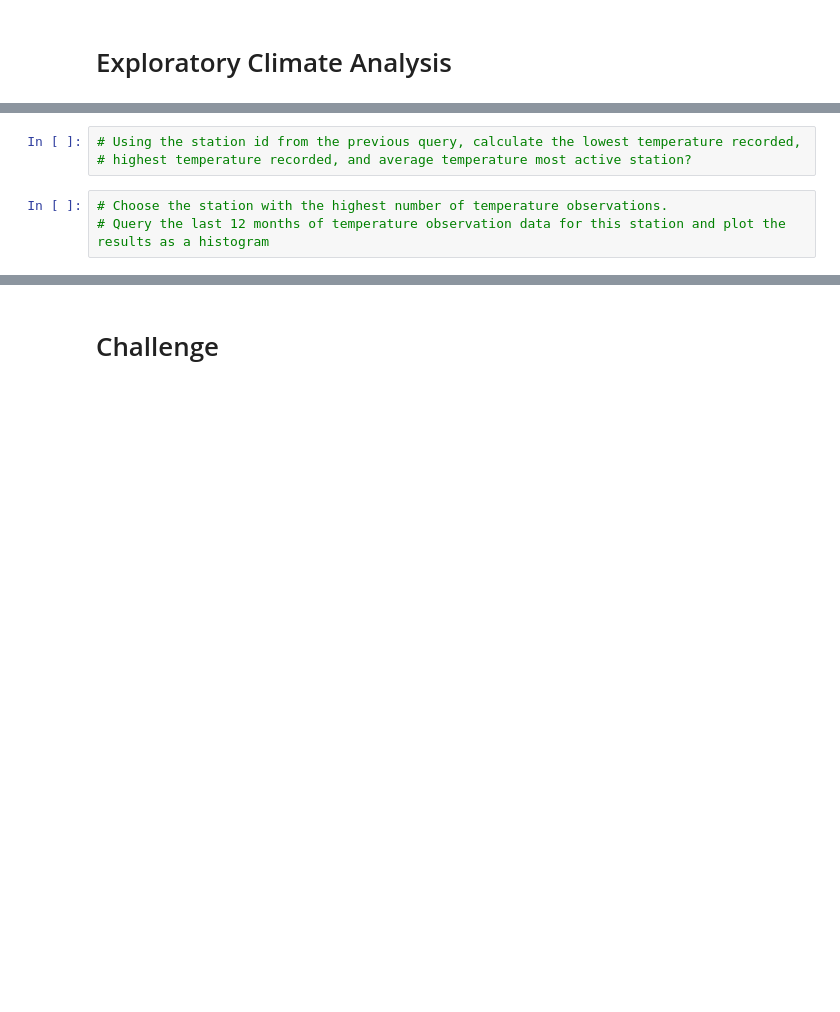
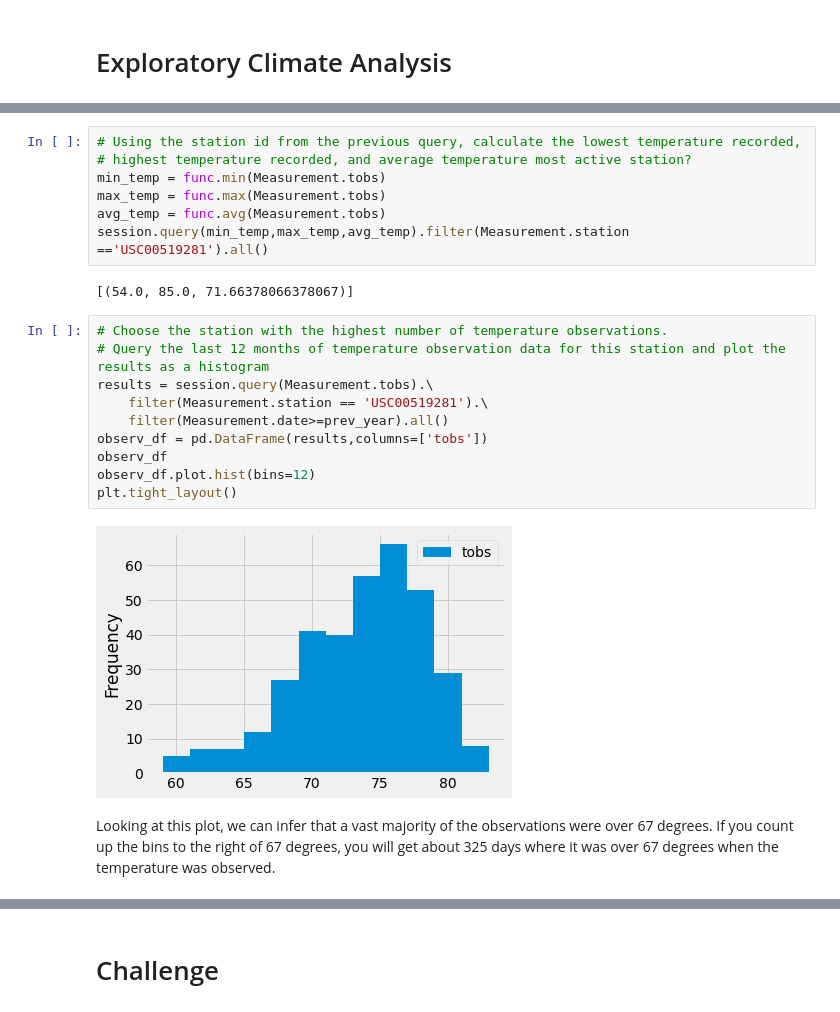
Before and after one commit to lindaperez/9_bk_Surfs-Up, a Jupyter notebook: climate_analysis.ipynb, the cells around one changed output, grey strips where cells are left out. Saved outputs shown, nothing was run; the diff lists cells and outputs as text; blank space fills up the shorter version.

```diff
--- a/climate_analysis.ipynb
+++ b/climate_analysis.ipynb
@@ -60,9 +109,26 @@ session = Session(engine)
 # %%
 # Using the station id from the previous query, calculate the lowest temperature recorded,
 # highest temperature recorded, and average temperature most active station?
+min_temp = func.min(Measurement.tobs)
+max_temp = func.max(Measurement.tobs)
+avg_temp = func.avg(Measurement.tobs)
+session.query(min_temp,max_temp,avg_temp).filter(Measurement.station =='USC00519281').all()
+# %% [output]
+[(54.0, 85.0, 71.66378066378067)]
 # %%
 # Choose the station with the highest number of temperature observations.
 # Query the last 12 months of temperature observation data for this station and plot the results as a histogram
+results = session.query(Measurement.tobs).\
+    filter(Measurement.station == 'USC00519281').\
+    filter(Measurement.date>=prev_year).all()
+observ_df = pd.DataFrame(results,columns=['tobs'])
+observ_df
+observ_df.plot.hist(bins=12)
+plt.tight_layout()
+# %% [output]
+[figure, added]
+# %% [markdown]
+Looking at this plot, we can infer that a vast majority of the observations were over 67 degrees. If you count up the bins to the right of 67 degrees, you will get about 325 days where it was over 67 degrees when the temperature was observed.
 # %%
 # Write a function called `calc_temps` that will accept start date and end date in the format '%Y-%m-%d'
 # and return the minimum, average, and maximum temperatures for that range of dates
```
Also changed, not shown: parts of 13 cells of this notebook, 1 other file.
